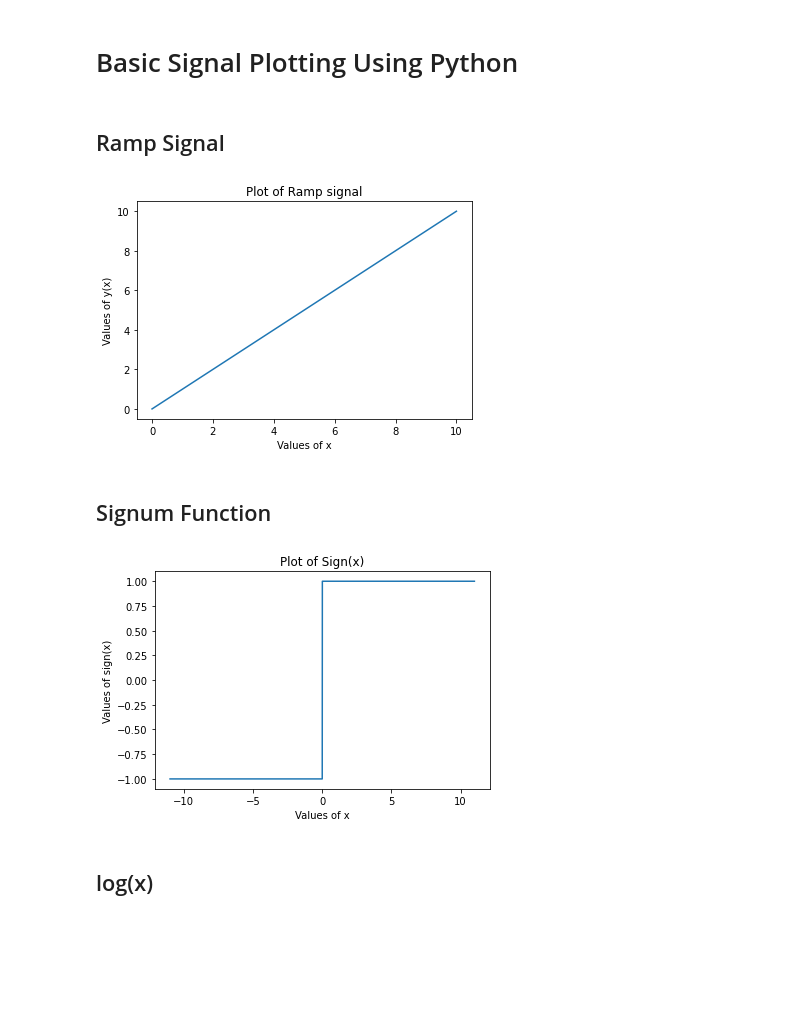
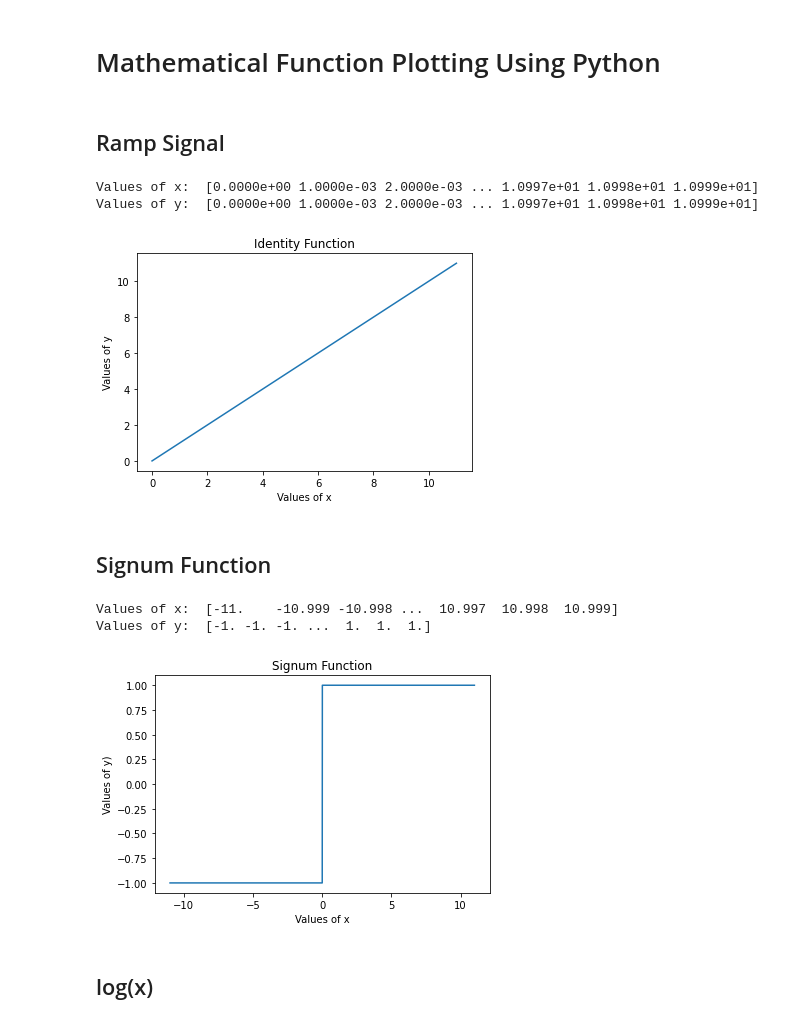
Before and after one commit to sanju6890/python-basic-signal-plots, a Jupyter notebook: basic_signal_plots.ipynb, the cells around one changed output. Saved outputs shown, nothing was run; the diff lists cells and outputs as text; code cells hidden in the pictures; blank space fills up the shorter version.

```diff
--- a/basic_signal_plots.ipynb
+++ b/basic_signal_plots.ipynb
@@ -1,5 +1,5 @@
 # %% [markdown]
-# Basic Signal Plotting Using Python
+# Mathematical Function Plotting Using Python
 # %%
 import numpy as np
 # %%
@@ -7,27 +7,35 @@ import matplotlib.pyplot as plt
 # %% [markdown]
 ## Ramp Signal
 # %%
-x = np.arange(0, 11, 1)
+x = np.arange(0, 11, 0.001)
 y = x
+print('Values of x: ', x)
+print('Values of y: ', y)
 plt.plot(x, y)
-plt.title("Plot of Ramp signal")
+plt.title("Identity Function")
 plt.xlabel("Values of x")
-plt.ylabel("Values of y(x)")
+plt.ylabel("Values of y")
 plt.show()
 # %% [output]
+Values of x:  [0.0000e+00 1.0000e-03 2.0000e-03 ... 1.0997e+01 1.0998e+01 1.0999e+01]
+Values of y:  [0.0000e+00 1.0000e-03 2.0000e-03 ... 1.0997e+01 1.0998e+01 1.0999e+01]
-[figure, old version]
+[figure, new version]
 # %% [markdown]
 ## Signum Function
 # %%
 x = np.arange(-11, 11, 0.001)
 y = np.sign(x)
+print('Values of x: ', x)
+print('Values of y: ', y)
 plt.plot(x, y)
-plt.title("Plot of Sign(x)")
+plt.title("Signum Function")
 plt.xlabel("Values of x")
-plt.ylabel("Values of sign(x)")
+plt.ylabel("Values of y)")
 plt.show()
 # %% [output]
+Values of x:  [-11.    -10.999 -10.998 ...  10.997  10.998  10.999]
+Values of y:  [-1. -1. -1. ...  1.  1.  1.]
-[figure, old version]
+[figure, new version]
 # %% [markdown]
 ## log(x)
 # %%
```
Also changed, not shown: parts of 10 cells of this notebook.
